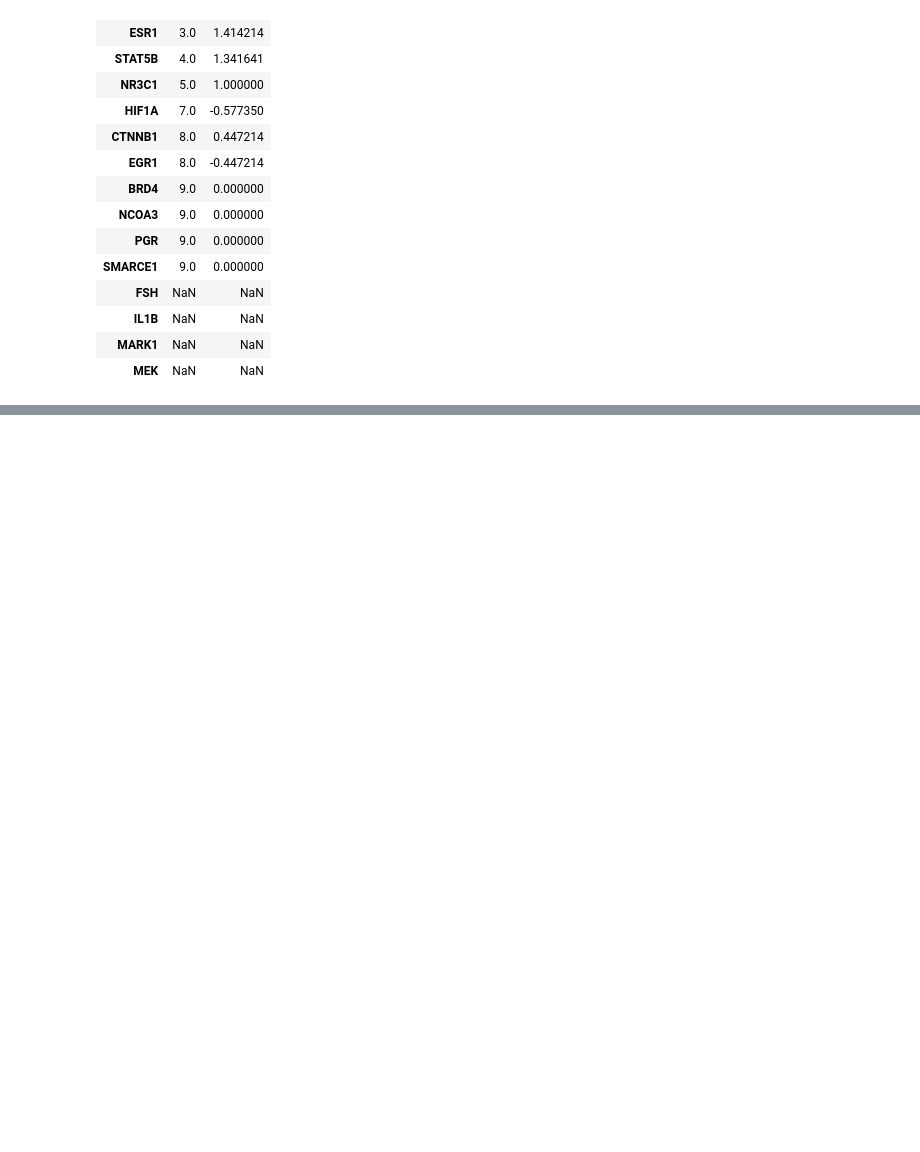
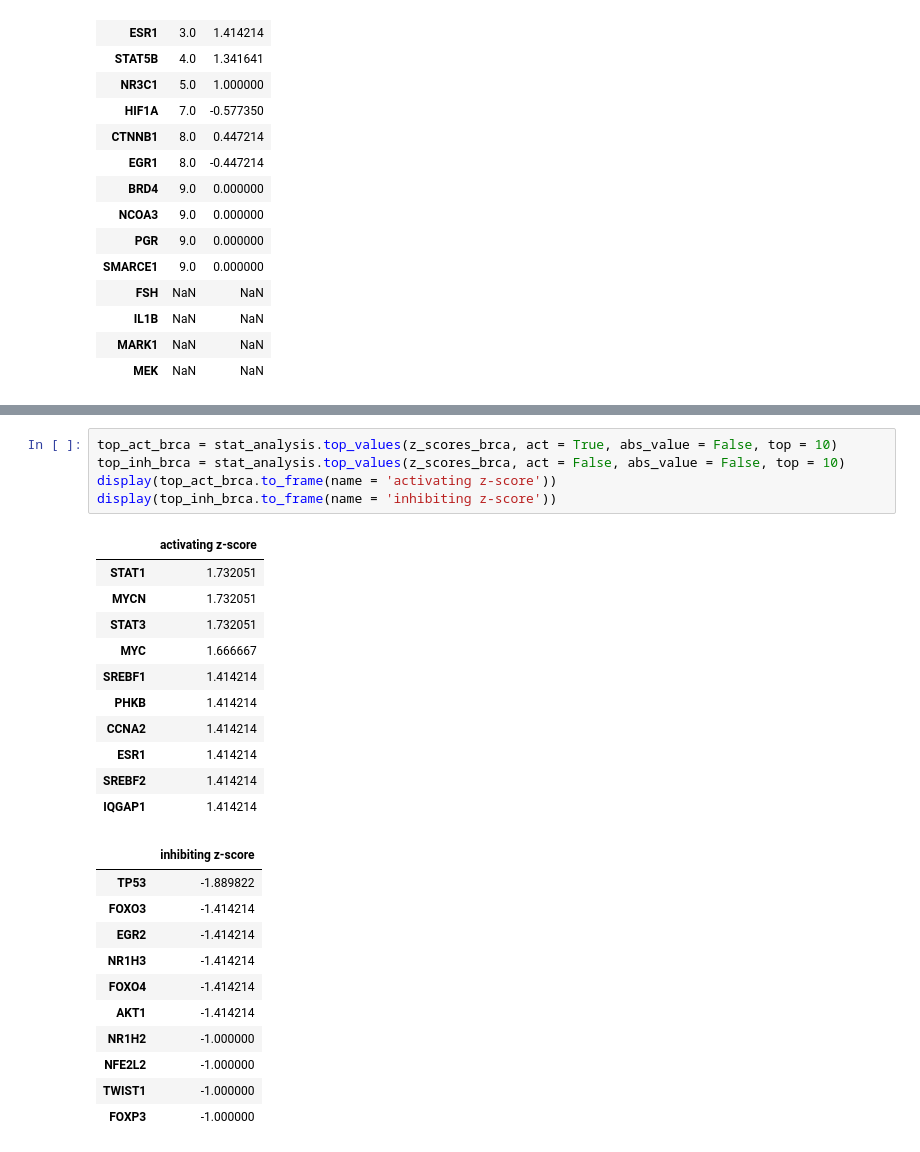
Before and after one commit to ucsd-ccbb/network_bio_toolkit, a Jupyter notebook: notebooks/URA_Case_Study.ipynb, the cells around one changed output, grey strips where cells are left out. Saved outputs shown, nothing was run; the diff lists cells and outputs as text; blank space fills up the shorter version.

```diff
--- a/notebooks/URA_Case_Study.ipynb
+++ b/notebooks/URA_Case_Study.ipynb
@@ -174,0 +234,28 @@ stat_analysis.rank_and_score_df(z_scores_brca, brca_genes, act = True, abs_value
+# %%
+top_act_brca = stat_analysis.top_values(z_scores_brca, act = True, abs_value = False, top = 10)
+top_inh_brca = stat_analysis.top_values(z_scores_brca, act = False, abs_value = False, top = 10)
+display(top_act_brca.to_frame(name = 'activating z-score'))
+display(top_inh_brca.to_frame(name = 'inhibiting z-score'))
+# %% [output]
+|  | activating z-score |
+| STAT1 | 1.732051 |
+| MYCN | 1.732051 |
+| STAT3 | 1.732051 |
+| MYC | 1.666667 |
+| SREBF1 | 1.414214 |
+| PHKB | 1.414214 |
+| CCNA2 | 1.414214 |
+| ESR1 | 1.414214 |
+| SREBF2 | 1.414214 |
+| IQGAP1 | 1.414214 |
+|  | inhibiting z-score |
+| TP53 | -1.889822 |
+| FOXO3 | -1.414214 |
+| EGR2 | -1.414214 |
+| NR1H3 | -1.414214 |
+| FOXO4 | -1.414214 |
+| AKT1 | -1.414214 |
+| NR1H2 | -1.000000 |
+| NFE2L2 | -1.000000 |
+| TWIST1 | -1.000000 |
+| FOXP3 | -1.000000 |
```
Also changed, not shown: parts of 34 cells of this notebook.
